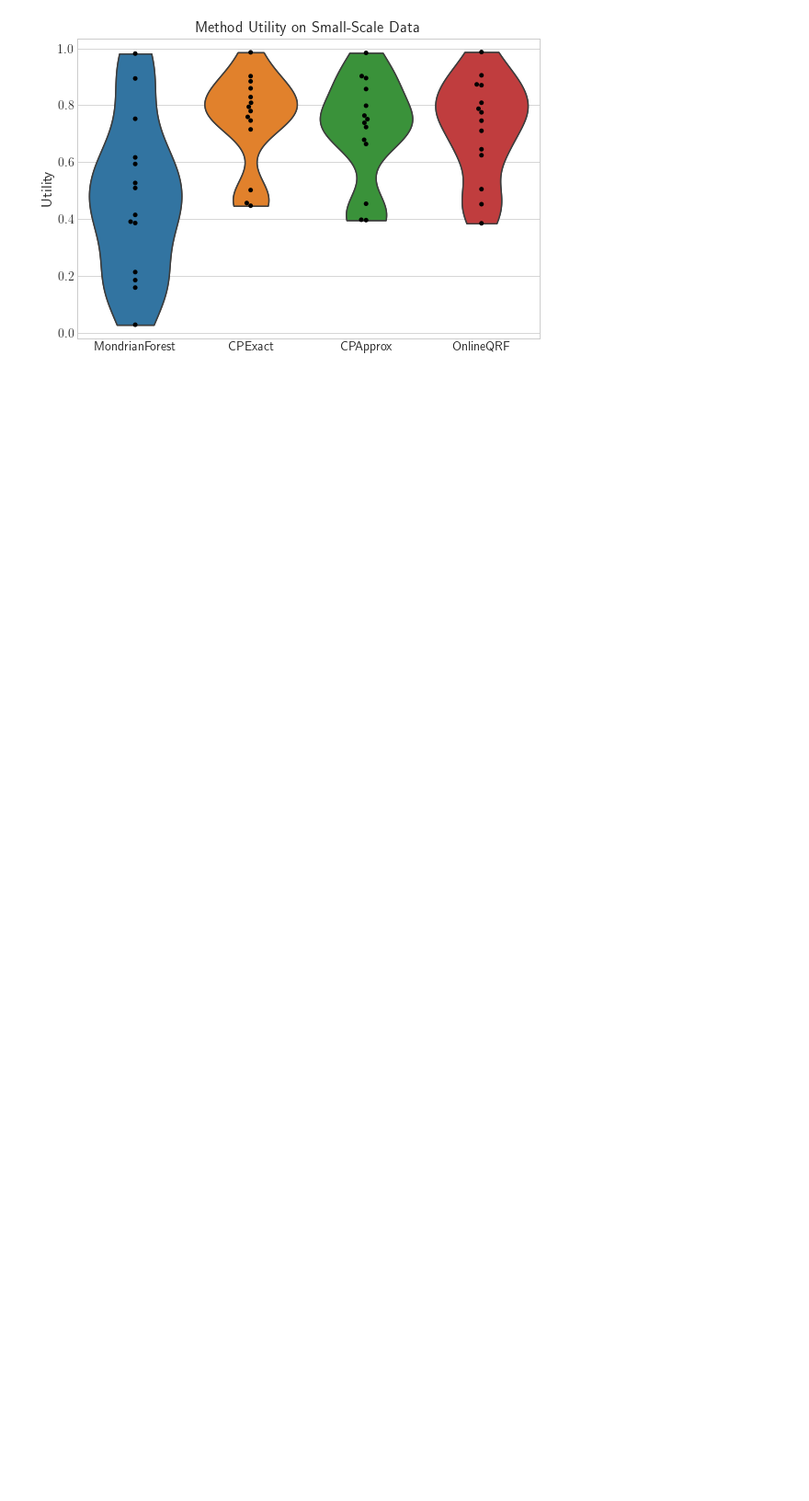
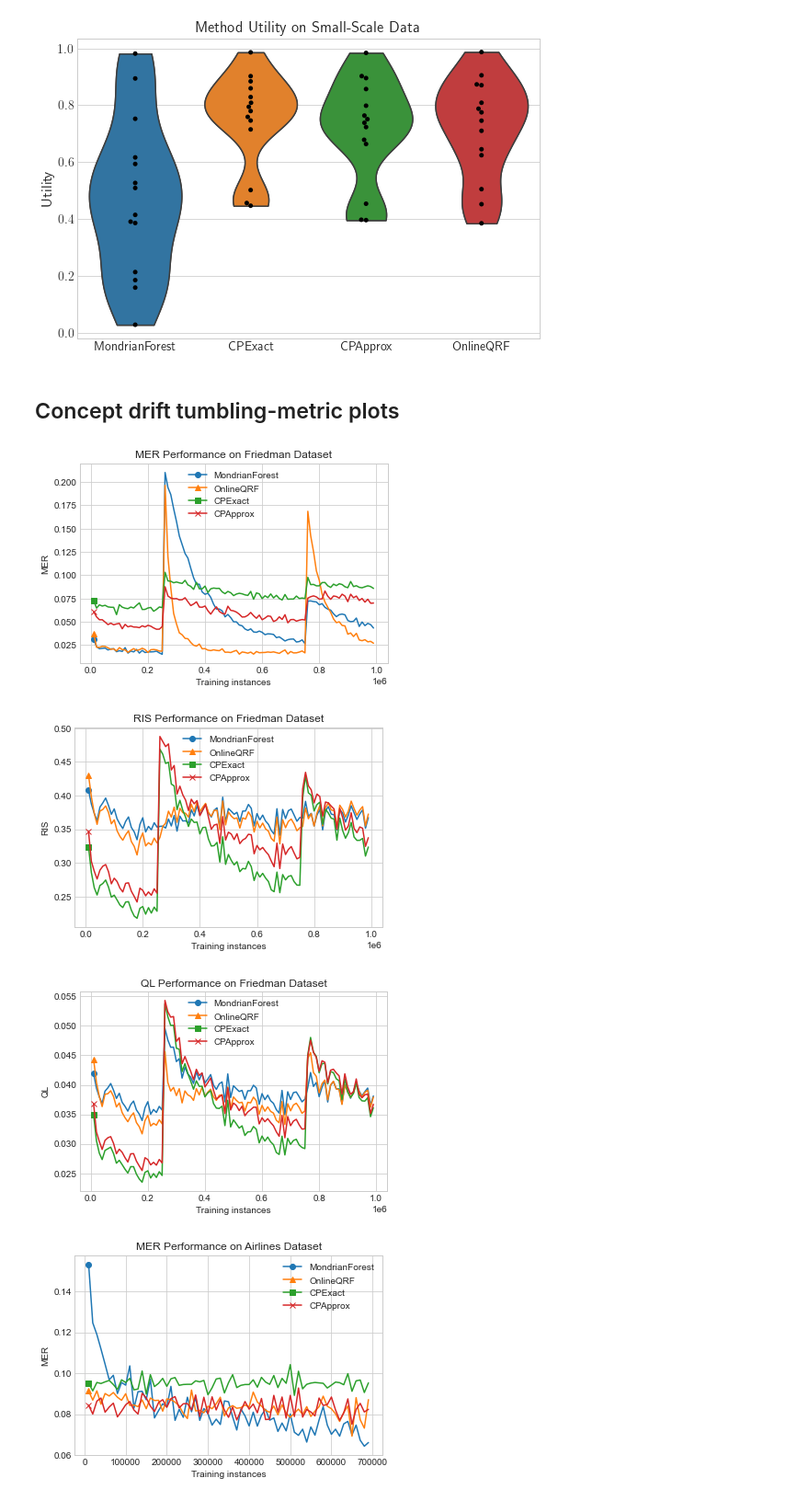
Before and after one commit to brianandrewburns/research-prelim, a Jupyter notebook: Generate plots.ipynb, the cells around one changed output. Shown at 92% size. Drawn from its saved outputs; the diff is of its cells as text; code cells hidden in the pictures; blank space fills up the shorter version.

```diff
--- a/Generate plots.ipynb
+++ b/Generate plots.ipynb
@@ -138,0 +137,26 @@ violin_plot("Utility")
+# %% [markdown]
+## Concept drift tumbling-metric plots
+# %%
+def plot_tumbling_metric(metric, dataset, dataset_name):
+    marker = itertools.cycle(('o', '^', 's', 'x', '*', 'D', 'J'))
+    for method in ["MondrianForest", "OnlineQRF","CPExact", "CPApprox"]:
+        metric_array = get_metrics(method, dataset)[metric][0]
+        x,y =  np.array(metric_array).T
+        plt.plot(x,y, label=method, marker=next(marker), markevery=10000)
+        plt.legend(loc = "best")
+        plt.ylabel(metric)
+        plt.xlabel("Training instances")
+        plt.title(metric + " Performance on " +dataset_name)
+        filename = "tumbling_plot_"+ metric + "_" +dataset
+    plt.savefig("Images/"+ filename +".pdf", bbox_inches = "tight")
+    plt.show()
+# %%
+datasets_with_names = list(zip(cd_datasets(),["Friedman Dataset", "Airlines Dataset"]))
+for dataset, name in datasets_with_names:
+    for metric in ["MER", "RIS", "QL"]:
+        plot_tumbling_metric(metric, dataset, name)
+# %% [output]
+[figure, added]
+[figure, added]
+[figure, added]
+[figure, added]
```
Also changed, not shown: parts of 7 cells of this notebook, 8 other files.
